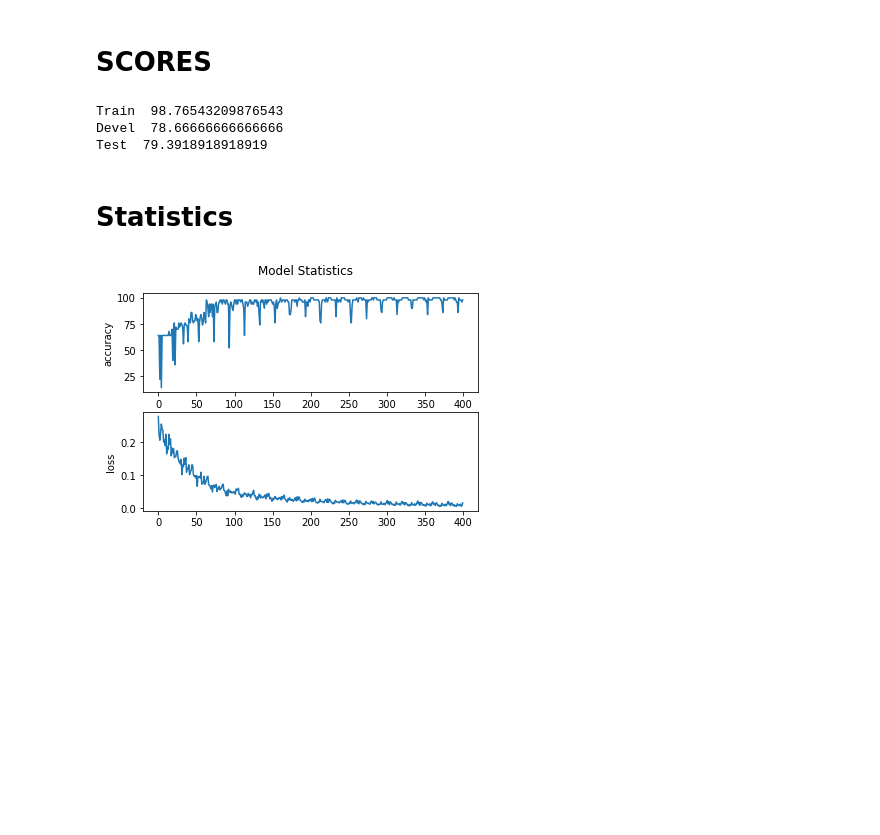
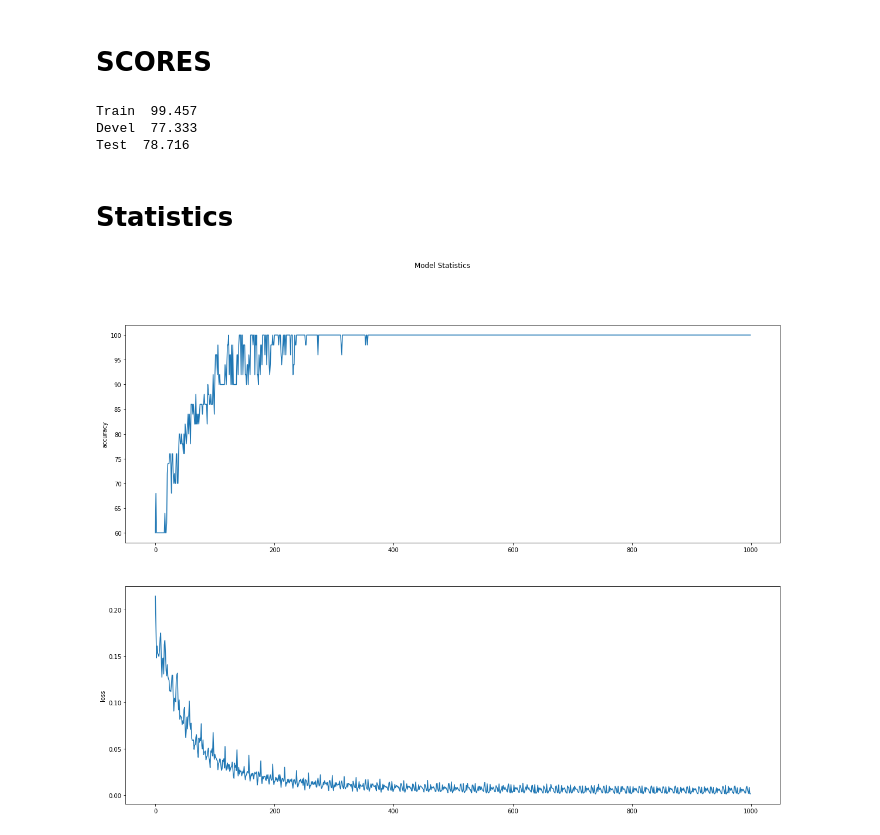
Before and after one commit to CoolCodeMan/intro2LT, a Jupyter notebook: pytorch-final.ipynb, the cells around one changed output. Drawn from its saved outputs; the diff is of its cells as text; code cells hidden in the pictures; blank space fills up the shorter version.

```diff
--- a/pytorch-final.ipynb
+++ b/pytorch-final.ipynb
@@ -142,7 +132,7 @@ class Net(nn.Module):
   def forward(self, X):
 
     out = self.fc1(X)
-    out = torch.sigmoid(out)
+    out = torch.relu(out)
 
     out = self.fc2(out)
 
@@ -154,34 +144,29 @@ vocab_size = dataset_train.shape[1]
 
 model = Net(vocab_size)
 loss_function = nn.MSELoss(reduction='mean')
-optimizer = optim.Adadelta(model.parameters(), eps=1e-5)
+optimizer = optim.Adadelta(model.parameters())
 
 accuracy = []
 losses = []
 
 model = model.to(device)
+loss_function = loss_function.to(device)
 # %% [markdown]
 # Train model
 # %%
-#@title Default title text
-for epoch in range(20):
-  print('epoch ', epoch)
+for epoch in range(50):
+  print('epoch ', epoch, ' loss ', round(running_loss,3))
   running_loss = 0.0
-  # dataset_train = torch_shuffle(dataset_train)
 
   for i in range(2025):
-    # model.zero_grad()
-
     optimizer.zero_grad()
 
     out = model(dataset_train[i].float())
     loss = loss_function(out, labels_train[i])
-
     loss.backward()
     optimizer.step()
 
     running_loss += loss.item()
-    # losses.append(running_loss)
     if i % 100 == 99:
         accuracy.append(score(model, dataset_train[:50], labels_train[:50], 50))
         losses.append(running_loss/100)
@@ -210,32 +192,28 @@ epoch  19
 # %% [markdown]
 # SCORES
 # %%
-print('Train ', score(model, dataset_train, labels_train, dataset_size=2025))
-print('Devel ', score(model, dataset_dev, labels_dev, dataframe_dev.shape[0]))
-print('Test ', score(model, dataset_test, labels_test, dataframe_test.shape[0]))
+print('Train ', round(score(model, dataset_train, labels_train, dataset_size=2025), 3))
+print('Devel ', round(score(model, dataset_dev, labels_dev, dataframe_dev.shape[0]), 3))
+print('Test ', round(score(model, dataset_test, labels_test, dataframe_test.shape[0]), 3))
 # %% [output]
-Train  98.76543209876543
-Devel  78.66666666666666
-Test  79.3918918918919
+Train  99.457
+Devel  77.333
+Test  78.716
 # %% [markdown]
 # Statistics
 # %%
-# %matplotlib inline
-#%pylab inline
-# import matplotlib.pyplot as plt
-
 %matplotlib inline
 
-fig, (ax1, ax2) = plt.subplots(2, 1)
+fig, (ax1, ax2) = plt.subplots(2, 1, figsize=(20,15))
 
 fig.suptitle('Model Statistics')
 
 ax1.plot(accuracy)
 ax1.set_ylabel('accuracy')
 
 ax2.plot(losses)
 ax2.set_ylabel('loss')
 
 plt.show()
 # %% [output]
-[figure, old version]
+[figure, new version]
```
Also changed, not shown: parts of 4 cells of this notebook.
